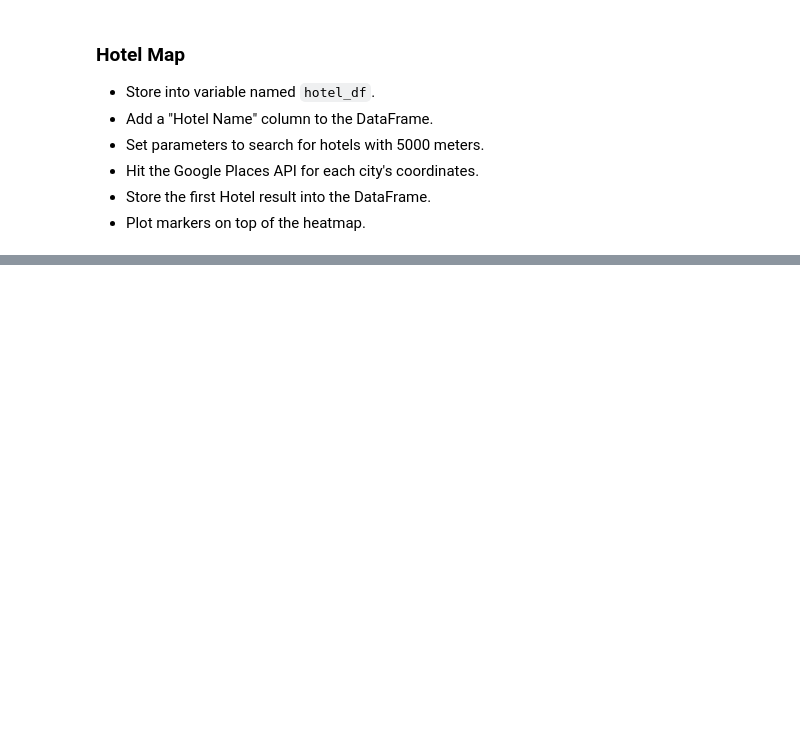
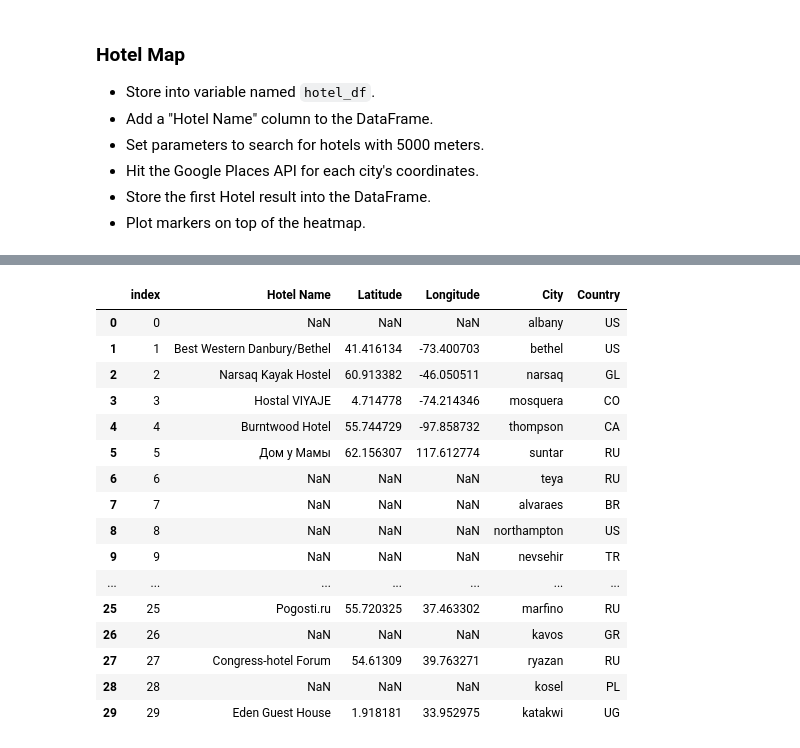
Before and after one commit to jerome-sipin/python-api-challenge, a Jupyter notebook: VacationPy/VacationPy.ipynb, the cells around one changed output, grey strips where cells are left out. Drawn from its saved outputs; the diff is of its cells as text; code cells hidden in the pictures; blank space fills up the shorter version.

```diff
--- a/VacationPy/VacationPy.ipynb
+++ b/VacationPy/VacationPy.ipynb
@@ -181 +190,21 @@ Finding closest hotel in dauphin
+# %%
+display(hotel_df)
+# %% [output]
+|  | index | Hotel Name | Latitude | Longitude | City | Country |
+| 0 | 0 | NaN | NaN | NaN | albany | US |
+| 1 | 1 | Best Western Danbury/Bethel | 41.416134 | -73.400703 | bethel | US |
+| 2 | 2 | Narsaq Kayak Hostel | 60.913382 | -46.050511 | narsaq | GL |
+| 3 | 3 | Hostal VIYAJE | 4.714778 | -74.214346 | mosquera | CO |
+| 4 | 4 | Burntwood Hotel | 55.744729 | -97.858732 | thompson | CA |
+| 5 | 5 | Дом у Мамы | 62.156307 | 117.612774 | suntar | RU |
+| 6 | 6 | NaN | NaN | NaN | teya | RU |
+| 7 | 7 | NaN | NaN | NaN | alvaraes | BR |
+| 8 | 8 | NaN | NaN | NaN | northampton | US |
+| 9 | 9 | NaN | NaN | NaN | nevsehir | TR |
+| ... | ... | ... | ... | ... | ... | ... |
+| 25 | 25 | Pogosti.ru | 55.720325 | 37.463302 | marfino | RU |
+| 26 | 26 | NaN | NaN | NaN | kavos | GR |
+| 27 | 27 | Congress-hotel Forum | 54.61309 | 39.763271 | ryazan | RU |
+| 28 | 28 | NaN | NaN | NaN | kosel | PL |
+| 29 | 29 | Eden Guest House | 1.918181 | 33.952975 | katakwi | UG |
 # %%
```
Also changed, not shown: parts of 6 cells of this notebook, 1 other file.
